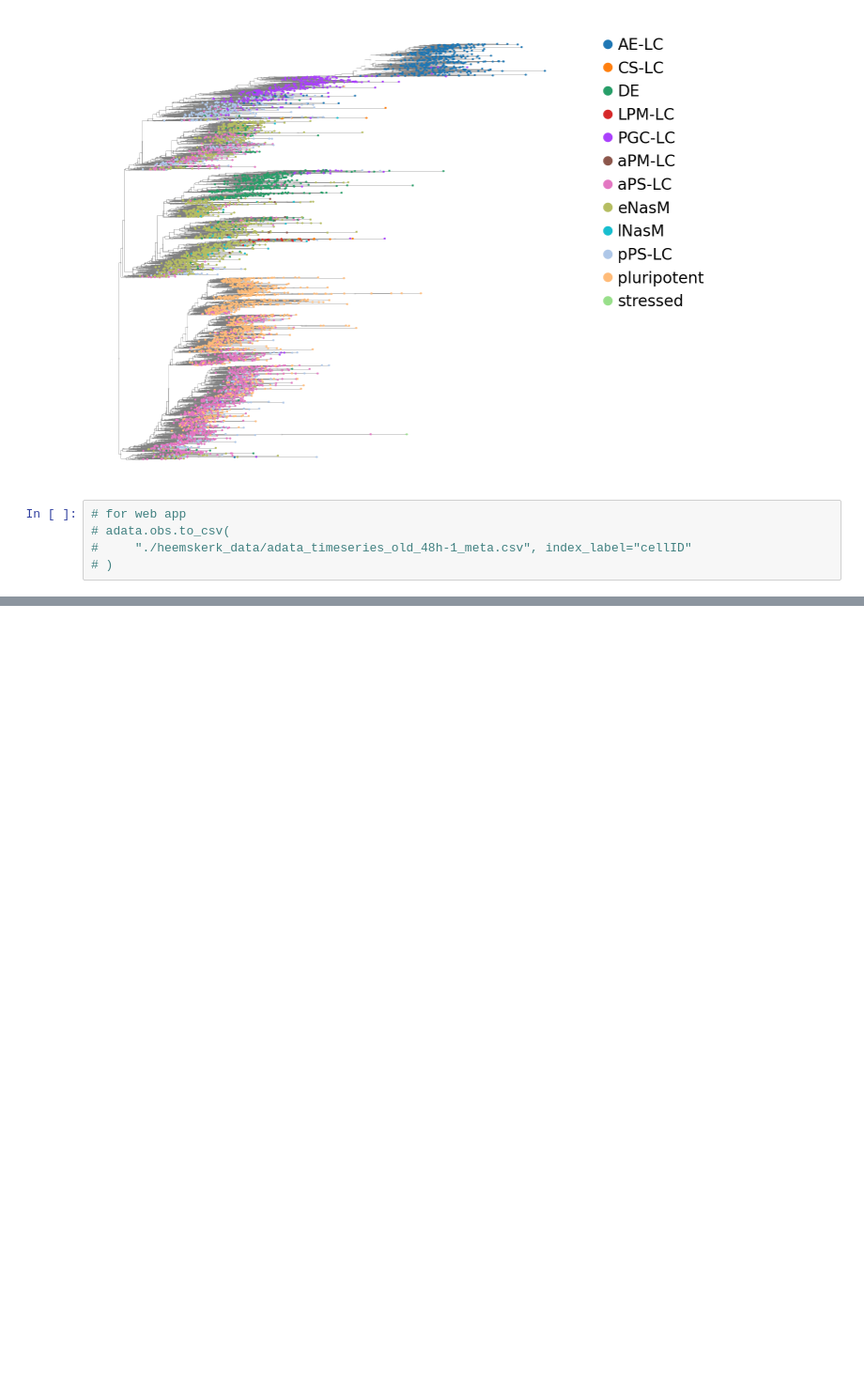
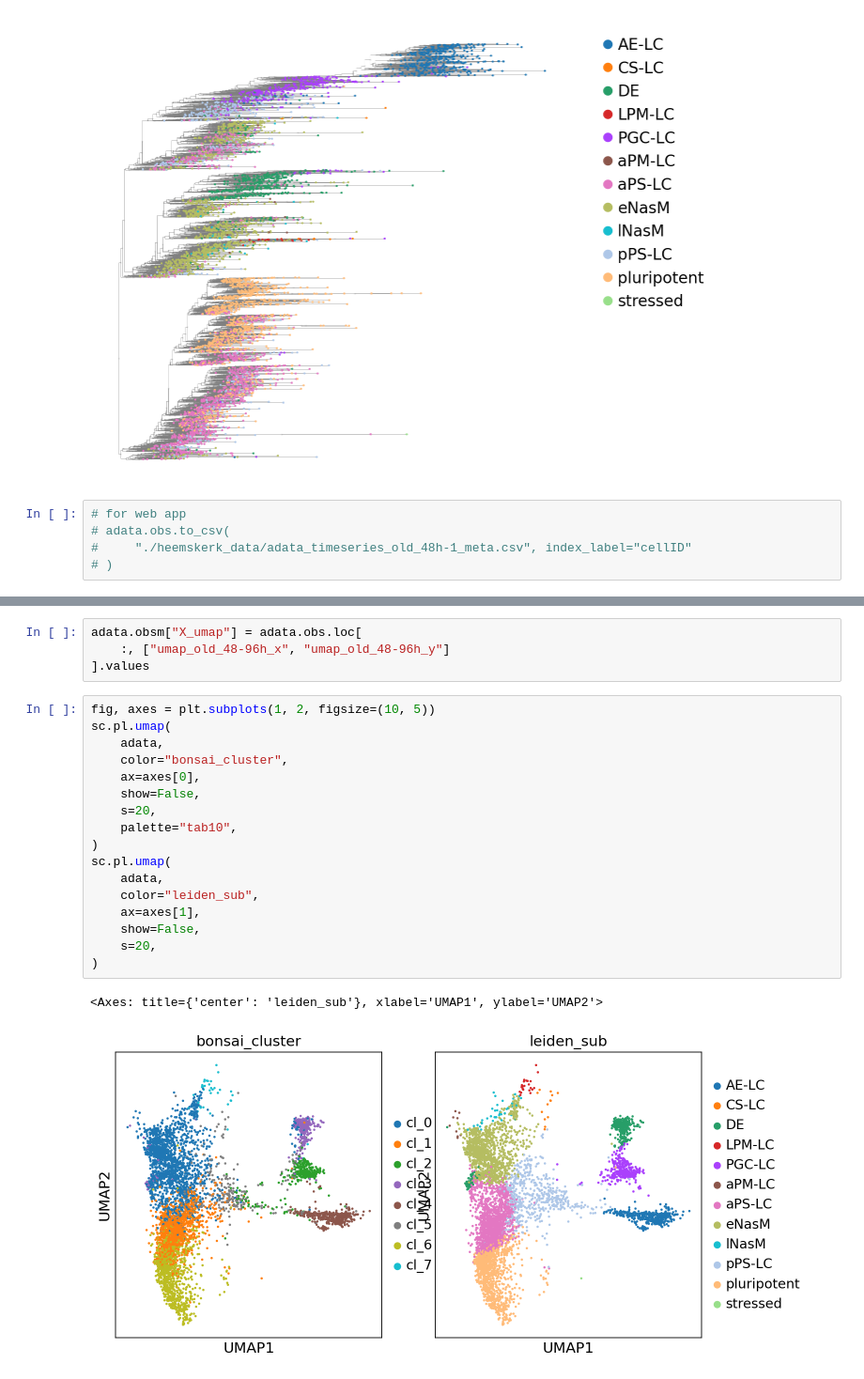
Before and after one commit to stanfish06/micropattern, a Jupyter notebook: notebooks/bonsai.ipynb, the cells around one changed output, grey strips where cells are left out. Shown at 94% size. Saved outputs shown, nothing was run; the diff lists cells and outputs as text; blank space fills up the shorter version.

```diff
--- a/notebooks/bonsai.ipynb
+++ b/notebooks/bonsai.ipynb
@@ -104,0 +252,24 @@ plt.savefig("bonsai_micropattern_48h-1_rec_tree_view.png", dpi=300, bbox_inches=
+# %%
+adata.obsm["X_umap"] = adata.obs.loc[
+    :, ["umap_old_48-96h_x", "umap_old_48-96h_y"]
+].values
+# %%
+fig, axes = plt.subplots(1, 2, figsize=(10, 5))
+sc.pl.umap(
+    adata,
+    color="bonsai_cluster",
+    ax=axes[0],
+    show=False,
+    s=20,
+    palette="tab10",
+)
+sc.pl.umap(
+    adata,
+    color="leiden_sub",
+    ax=axes[1],
+    show=False,
+    s=20,
+)
+# %% [output]
+<Axes: title={'center': 'leiden_sub'}, xlabel='UMAP1', ylabel='UMAP2'>
+[figure, added]
```
Also changed, not shown: parts of 13 cells of this notebook.
